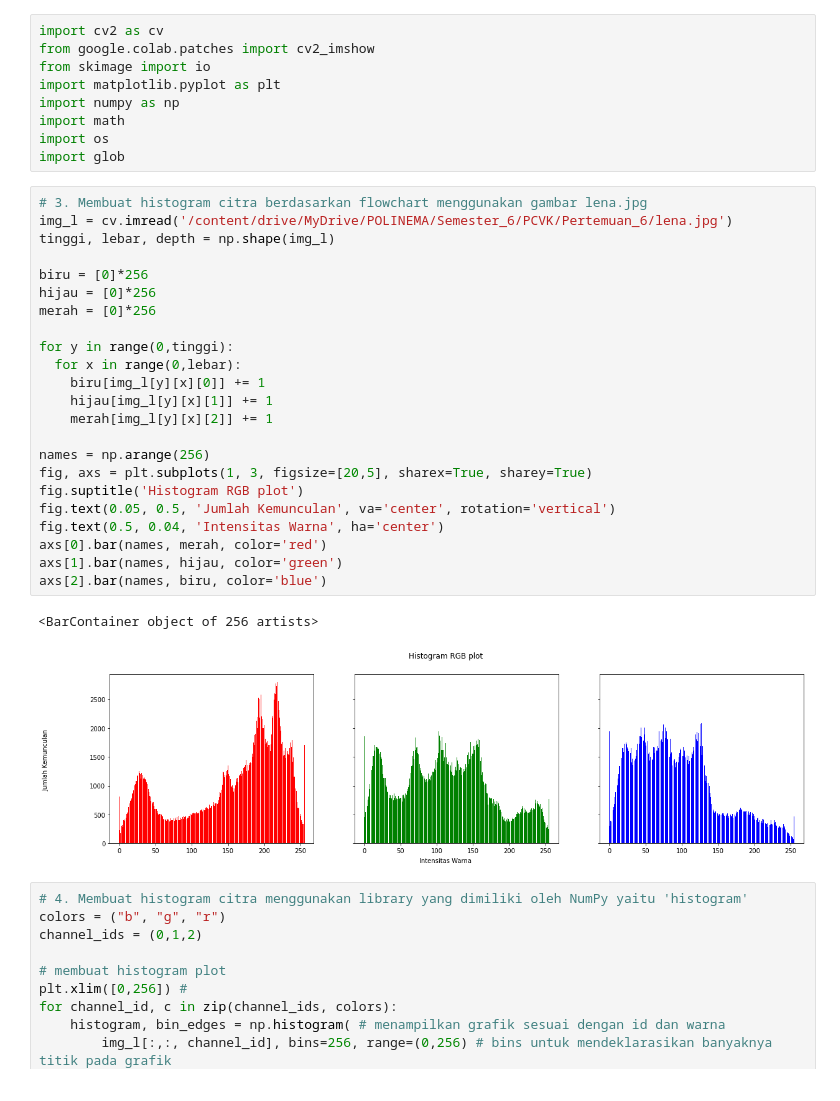
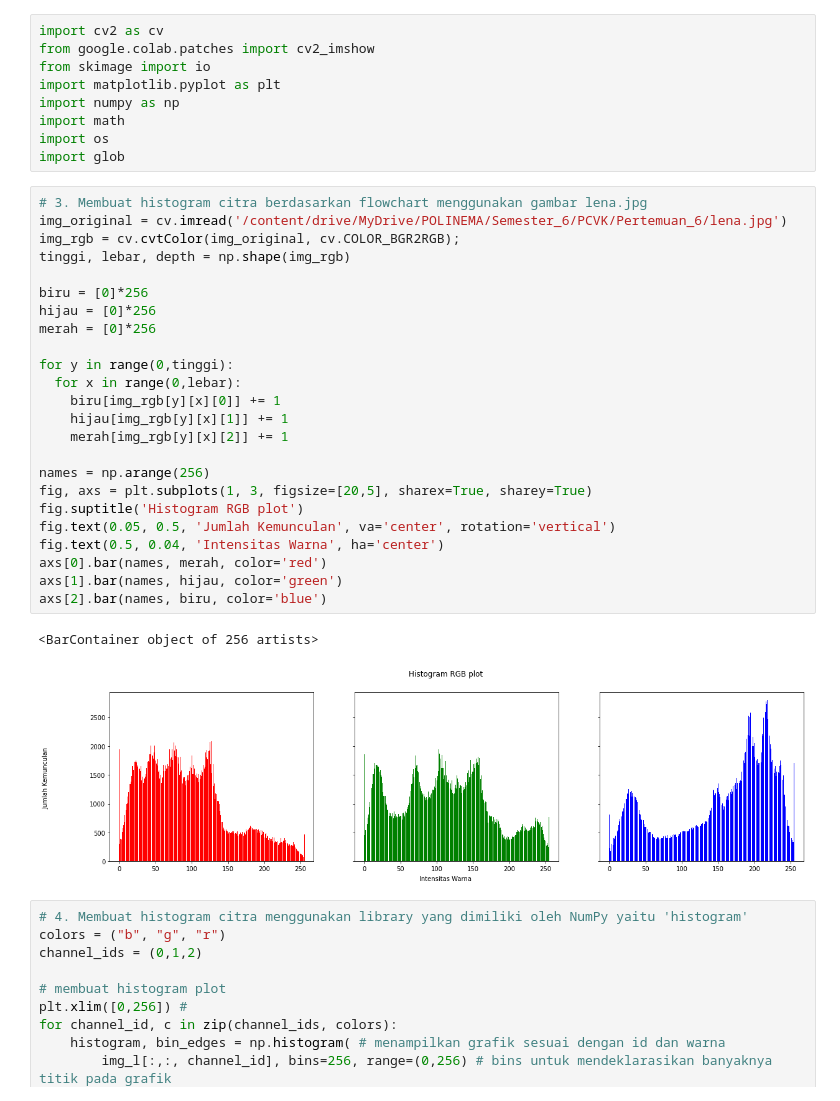
Before and after one commit to selaaulia/PCVK_Genap_2022, a Jupyter notebook: Week6.ipynb, the cells around one changed output. Saved outputs shown, nothing was run; the diff lists cells and outputs as text.

```diff
--- a/Week6.ipynb
+++ b/Week6.ipynb
@@ -18,30 +18,31 @@ import os
 import glob
 # %%
 # 3. Membuat histogram citra berdasarkan flowchart menggunakan gambar lena.jpg
-img_l = cv.imread('/content/drive/MyDrive/POLINEMA/Semester_6/PCVK/Pertemuan_6/lena.jpg')
-tinggi, lebar, depth = np.shape(img_l)
+img_original = cv.imread('/content/drive/MyDrive/POLINEMA/Semester_6/PCVK/Pertemuan_6/lena.jpg')
+img_rgb = cv.cvtColor(img_original, cv.COLOR_BGR2RGB);
+tinggi, lebar, depth = np.shape(img_rgb)
 
 biru = [0]*256
 hijau = [0]*256
 merah = [0]*256
 
 for y in range(0,tinggi):
   for x in range(0,lebar):
-    biru[img_l[y][x][0]] += 1
-    hijau[img_l[y][x][1]] += 1
-    merah[img_l[y][x][2]] += 1
+    biru[img_rgb[y][x][0]] += 1
+    hijau[img_rgb[y][x][1]] += 1
+    merah[img_rgb[y][x][2]] += 1
 
 names = np.arange(256)
 fig, axs = plt.subplots(1, 3, figsize=[20,5], sharex=True, sharey=True)
 fig.suptitle('Histogram RGB plot')
 fig.text(0.05, 0.5, 'Jumlah Kemunculan', va='center', rotation='vertical')
 fig.text(0.5, 0.04, 'Intensitas Warna', ha='center')
 axs[0].bar(names, merah, color='red')
 axs[1].bar(names, hijau, color='green')
 axs[2].bar(names, biru, color='blue')
 # %% [output]
 <BarContainer object of 256 artists>
-[figure, old version]
+[figure, new version]
 # %%
 # 4. Membuat histogram citra menggunakan library yang dimiliki oleh NumPy yaitu 'histogram'
 colors = ("b", "g", "r")
```
Also changed, not shown: parts of 1 cell of this notebook.
